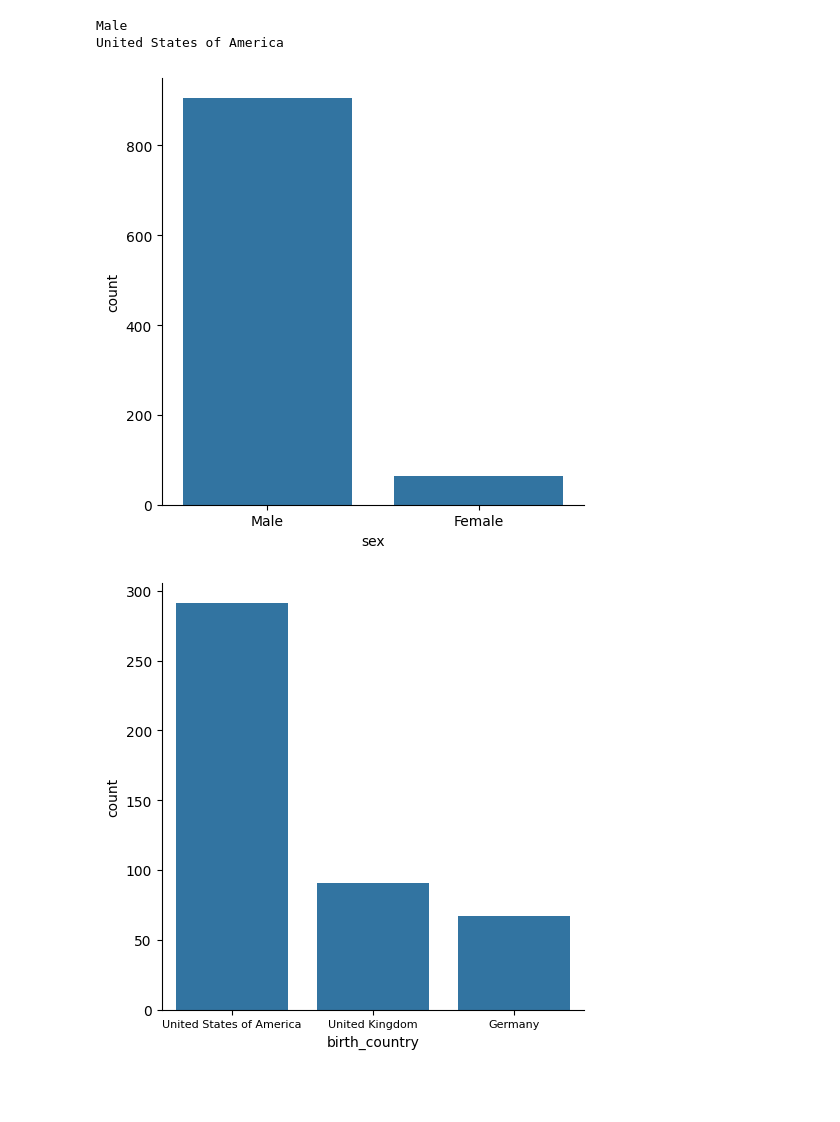
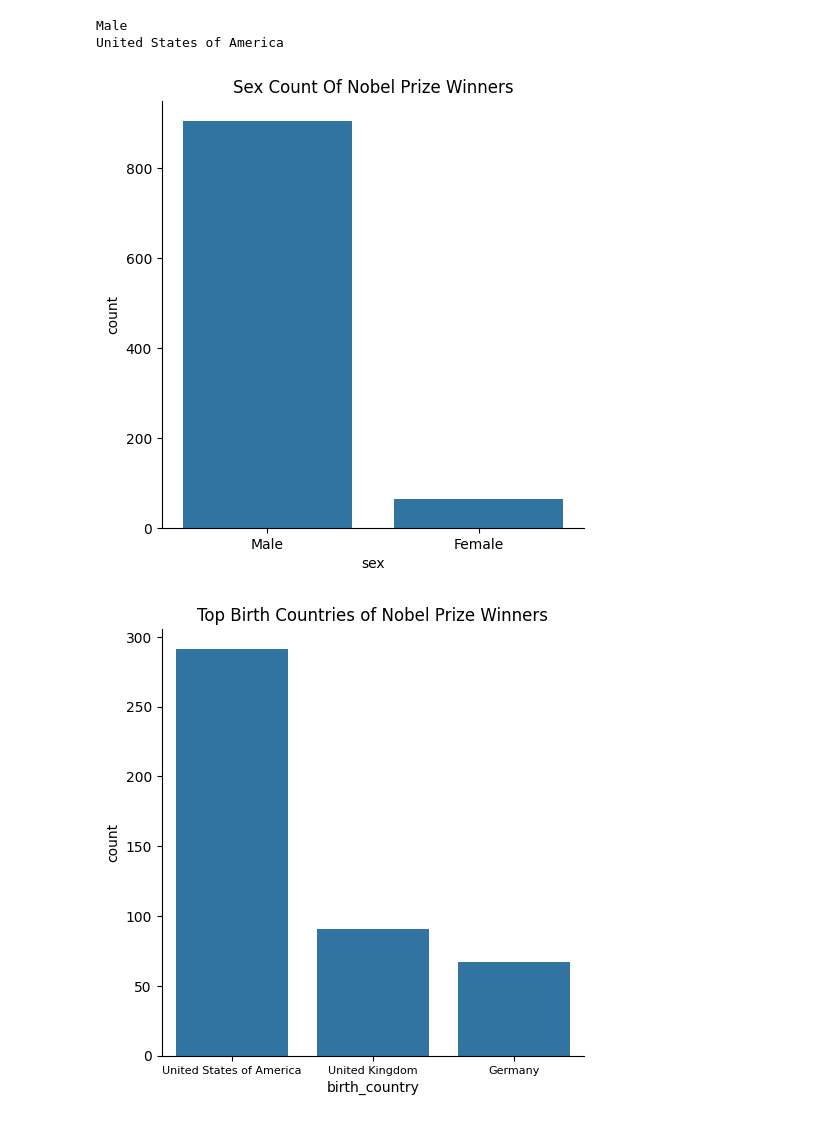
Before and after one commit to Mcanroe/DataCamp-Projects, a Jupyter notebook: workspace/Nobel Prize Notebook.ipynb, the cells around one changed output. Drawn from its saved outputs; the diff is of its cells as text; code cells hidden in the pictures; blank space fills up the shorter version.

Commit message:
-Solving and Visualising Question 3 -Solving Question 4 -Various improvements to graphs

```diff
--- a/workspace/Nobel Prize Notebook.ipynb
+++ b/workspace/Nobel Prize Notebook.ipynb
@@ -66,18 +66,20 @@ United States of America
 # %%
 #Simple visualisations to answer the same questions
 sns.catplot(x='sex',data=nobel,kind='count')
+plt.title('Sex Count Of Nobel Prize Winners')
 plt.show()
 
 #Creating a dataframe with top 3 countries
 bc_counts = nobel['birth_country'].value_counts().sort_values(ascending = False)
 top3 = bc_counts.head(3).index
 bc_sorted = nobel[nobel['birth_country'].isin(top3)]
-sns.catplot(x='birth_country',data=bc_sorted,kind='count',order=top3)
+sns.catplot(x='birth_country', data=bc_sorted,kind='count', order=top3)
+plt.title('Top Birth Countries of Nobel Prize Winners')
 plt.xticks(fontsize=8) #adjusting x-axis for better readability
 plt.show()
 # %% [output]
-[figure, old version]
+[figure, new version]
-[figure, old version]
+[figure, new version]
 # %%
 #Answering Question 2 - Which decade had the highest ratio of US-born Nobel Prize winners to total winners in all categories?
 
```
Also changed, not shown: parts of 6 cells of this notebook.
